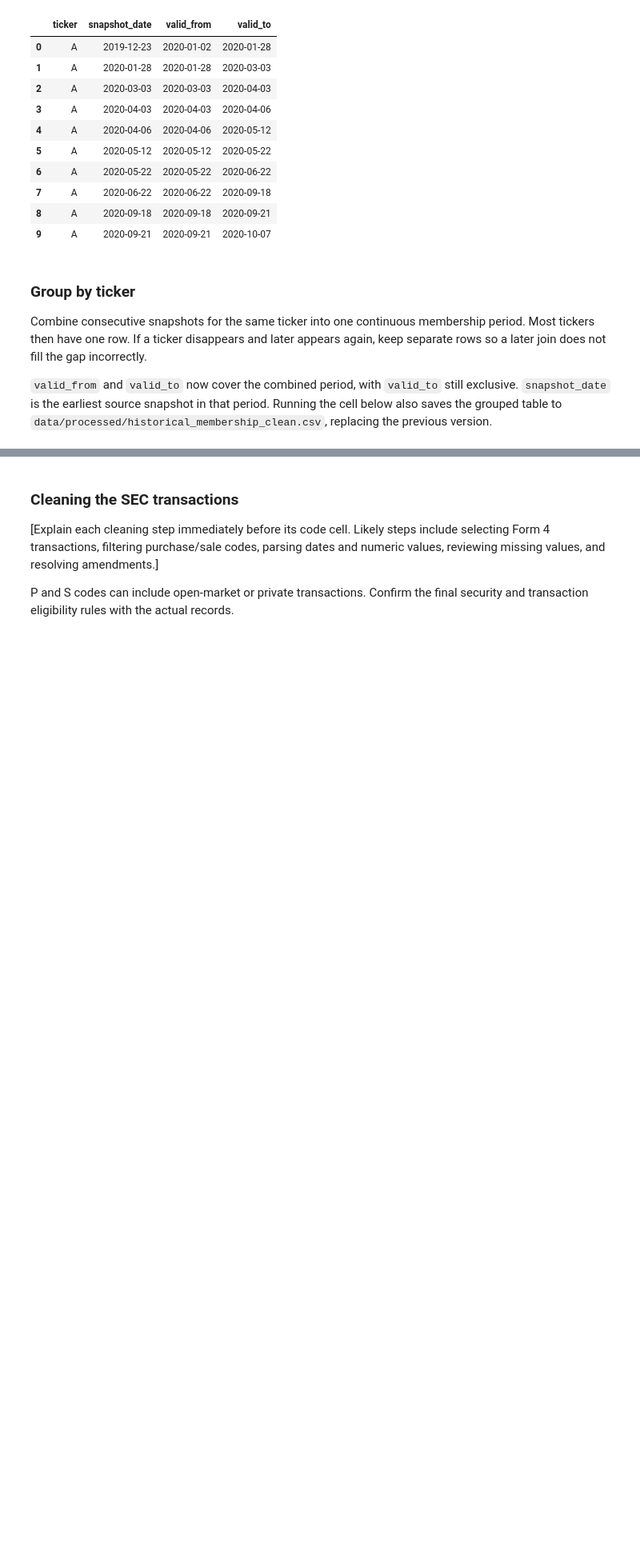
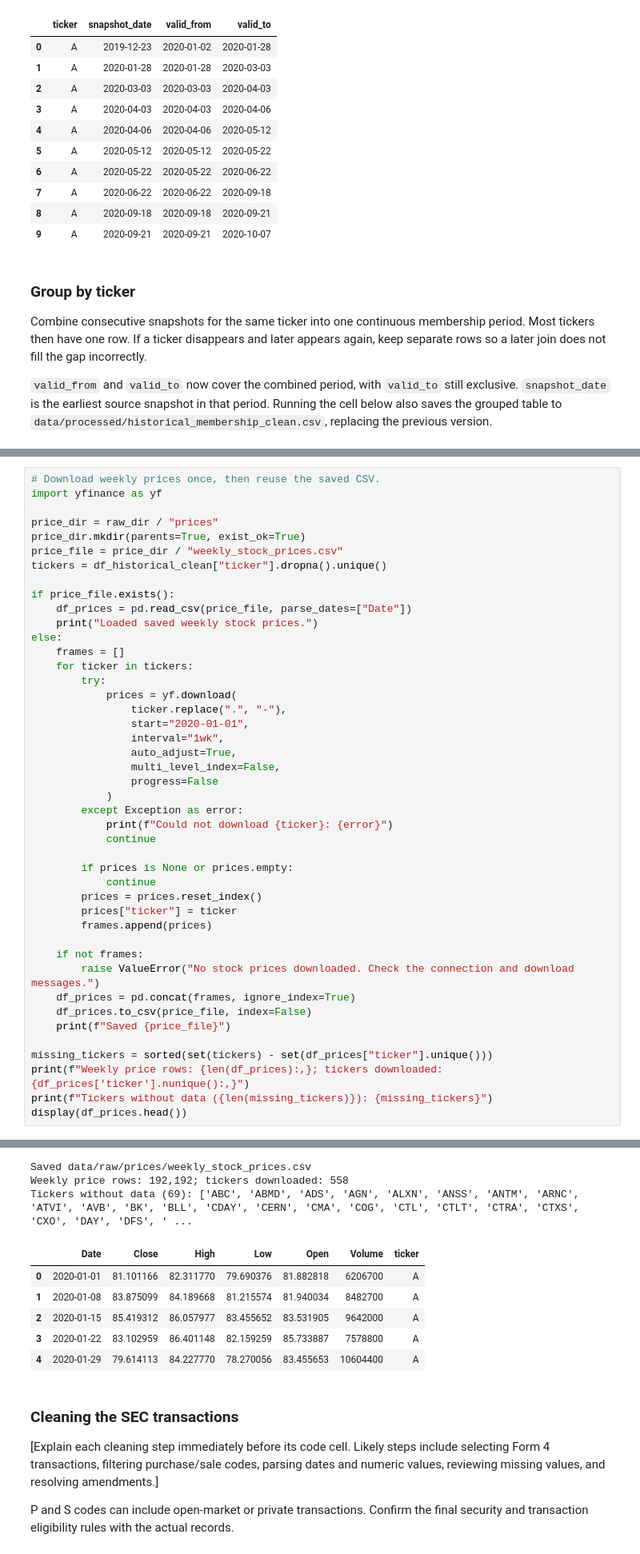
Before and after one commit to Vansh-Kakra/DSproject, a Jupyter notebook: insider-trading-phase2/phase2_insider_trading.ipynb, the cells around one changed output, grey strips where cells are left out. Shown at 80% size. Drawn from its saved outputs; the diff is of its cells as text; blank space fills up the shorter version.

```diff
--- a/insider-trading-phase2/phase2_insider_trading.ipynb
+++ b/insider-trading-phase2/phase2_insider_trading.ipynb
@@ -449,0 +467,45 @@ Distinct ticker symbols: 627
+# %%
+# Download weekly prices once, then reuse the saved CSV.
+import yfinance as yf
+
+price_dir = raw_dir / "prices"
+price_dir.mkdir(parents=True, exist_ok=True)
+price_file = price_dir / "weekly_stock_prices.csv"
+tickers = df_historical_clean["ticker"].dropna().unique()
+
+if price_file.exists():
+    df_prices = pd.read_csv(price_file, parse_dates=["Date"])
+    print("Loaded saved weekly stock prices.")
+else:
+    frames = []
+    for ticker in tickers:
+        try:
+            prices = yf.download(
+                ticker.replace(".", "-"),
+                start="2020-01-01",
+                interval="1wk",
+                auto_adjust=True,
+                multi_level_index=False,
+                progress=False
+            )
+        except Exception as error:
+            print(f"Could not download {ticker}: {error}")
+            continue
+
+        if prices is None or prices.empty:
+            continue
+        prices = prices.reset_index()
+        prices["ticker"] = ticker
+        frames.append(prices)
+
+    if not frames:
+        raise ValueError("No stock prices downloaded. Check the connection and download messages.")
+    df_prices = pd.concat(frames, ignore_index=True)
+    df_prices.to_csv(price_file, index=False)
+    print(f"Saved {price_file}")
+
+missing_tickers = sorted(set(tickers) - set(df_prices["ticker"].unique()))
+print(f"Weekly price rows: {len(df_prices):,}; tickers downloaded: {df_prices['ticker'].nunique():,}")
+print(f"Tickers without data ({len(missing_tickers)}): {missing_tickers}")
+display(df_prices.head())
+# %% [output]
@@ -450,3 +529,12 @@ Distinct ticker symbols: 627
+Saved data/raw/prices/weekly_stock_prices.csv
+Weekly price rows: 192,192; tickers downloaded: 558
+Tickers without data (69): ['ABC', 'ABMD', 'ADS', 'AGN', 'ALXN', 'ANSS', 'ANTM', 'ARNC', 'ATVI', 'AVB', 'BK', 'BLL', 'CDAY', 'CERN', 'CMA', 'COG', 'CTL', 'CTLT', 'CTRA', 'CTXS', 'CXO', 'DAY', 'DFS', ' ...
+|  | Date | Close | High | Low | Open | Volume | ticker |
+| 0 | 2020-01-01 | 81.101166 | 82.311770 | 79.690376 | 81.882818 | 6206700 | A |
+| 1 | 2020-01-08 | 83.875099 | 84.189668 | 81.215574 | 81.940034 | 8482700 | A |
+| 2 | 2020-01-15 | 85.419312 | 86.057977 | 83.455652 | 83.531905 | 9642000 | A |
+| 3 | 2020-01-22 | 83.102959 | 86.401148 | 82.159259 | 85.733887 | 7578800 | A |
+| 4 | 2020-01-29 | 79.614113 | 84.227770 | 78.270056 | 83.455653 | 10604400 | A |
 # %% [markdown]
 ### Cleaning the SEC transactions
 
```
Also changed, not shown: parts of 10 cells of this notebook, 3 other files.
